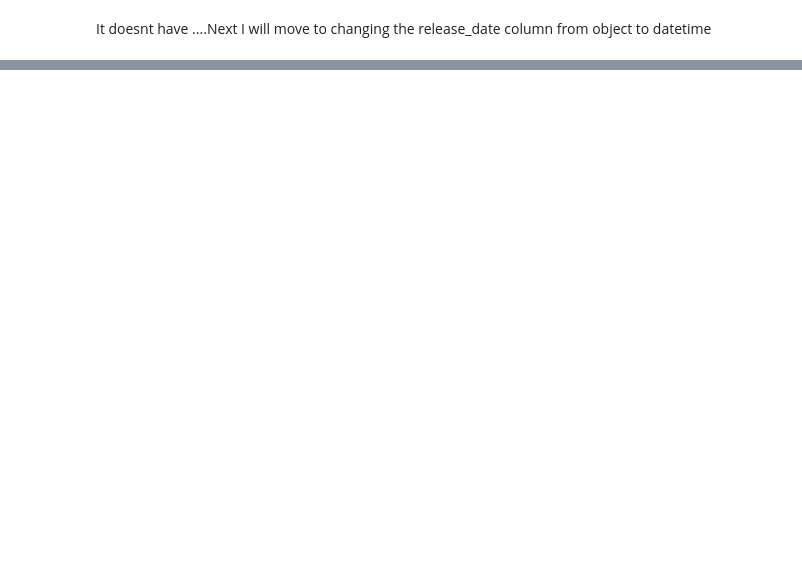
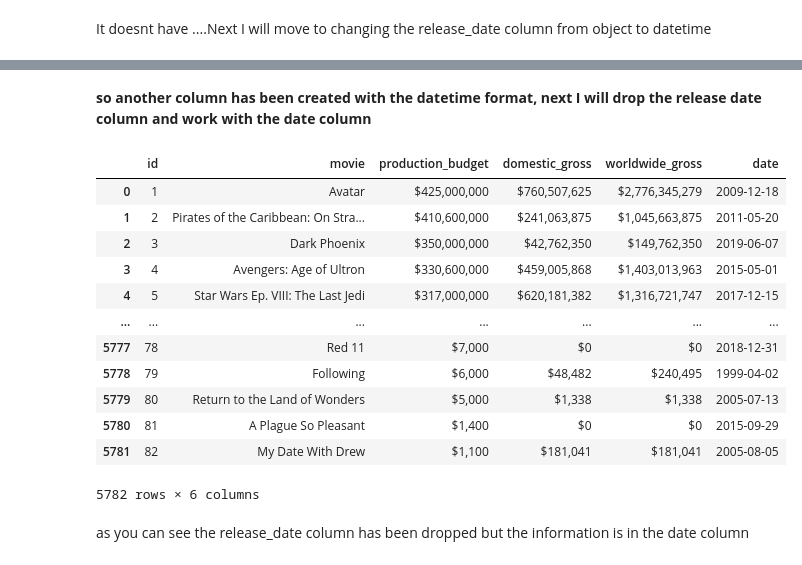
Before and after one commit to DarvinKerubo/dsc-phase-1-project, a Jupyter notebook: student.ipynb, the cells around one changed output, grey strips where cells are left out. Cells and saved outputs as stored; diff of their text form; code cells hidden in the pictures; blank space fills up the shorter version.

```diff
--- a/student.ipynb
+++ b/student.ipynb
@@ -189,0 +220,2 @@ It doesnt have ....Next I will move to changing the release_date column from obj
+# %%
+tn_movie_budgets["date"] = pd.to_datetime(tn_movie_budgets["release_date"])
@@ -189,0 +233,20 @@ It doesnt have ....Next I will move to changing the release_date column from obj
+# %% [markdown]
+**so another column has been created with the datetime format, next I will drop the release date column and work with the date column**
+# %%
+tn_movie_budgets.drop(["release_date"], axis = 1)
+# %% [output]
+|  | id | movie | production_budget | domestic_gross | worldwide_gross | date |
+| 0 | 1 | Avatar | $425,000,000 | $760,507,625 | $2,776,345,279 | 2009-12-18 |
+| 1 | 2 | Pirates of the Caribbean: On Stra... | $410,600,000 | $241,063,875 | $1,045,663,875 | 2011-05-20 |
+| 2 | 3 | Dark Phoenix | $350,000,000 | $42,762,350 | $149,762,350 | 2019-06-07 |
+| 3 | 4 | Avengers: Age of Ultron | $330,600,000 | $459,005,868 | $1,403,013,963 | 2015-05-01 |
+| 4 | 5 | Star Wars Ep. VIII: The Last Jedi | $317,000,000 | $620,181,382 | $1,316,721,747 | 2017-12-15 |
+| ... | ... | ... | ... | ... | ... | ... |
+| 5777 | 78 | Red 11 | $7,000 | $0 | $0 | 2018-12-31 |
+| 5778 | 79 | Following | $6,000 | $48,482 | $240,495 | 1999-04-02 |
+| 5779 | 80 | Return to the Land of Wonders | $5,000 | $1,338 | $1,338 | 2005-07-13 |
+| 5780 | 81 | A Plague So Pleasant | $1,400 | $0 | $0 | 2015-09-29 |
+| 5781 | 82 | My Date With Drew | $1,100 | $181,041 | $181,041 | 2005-08-05 |
+5782 rows × 6 columns
+# %% [markdown]
+as you can see the release_date column has been dropped but the information is in the date column
```
Also changed, not shown: parts of 4 cells of this notebook.
